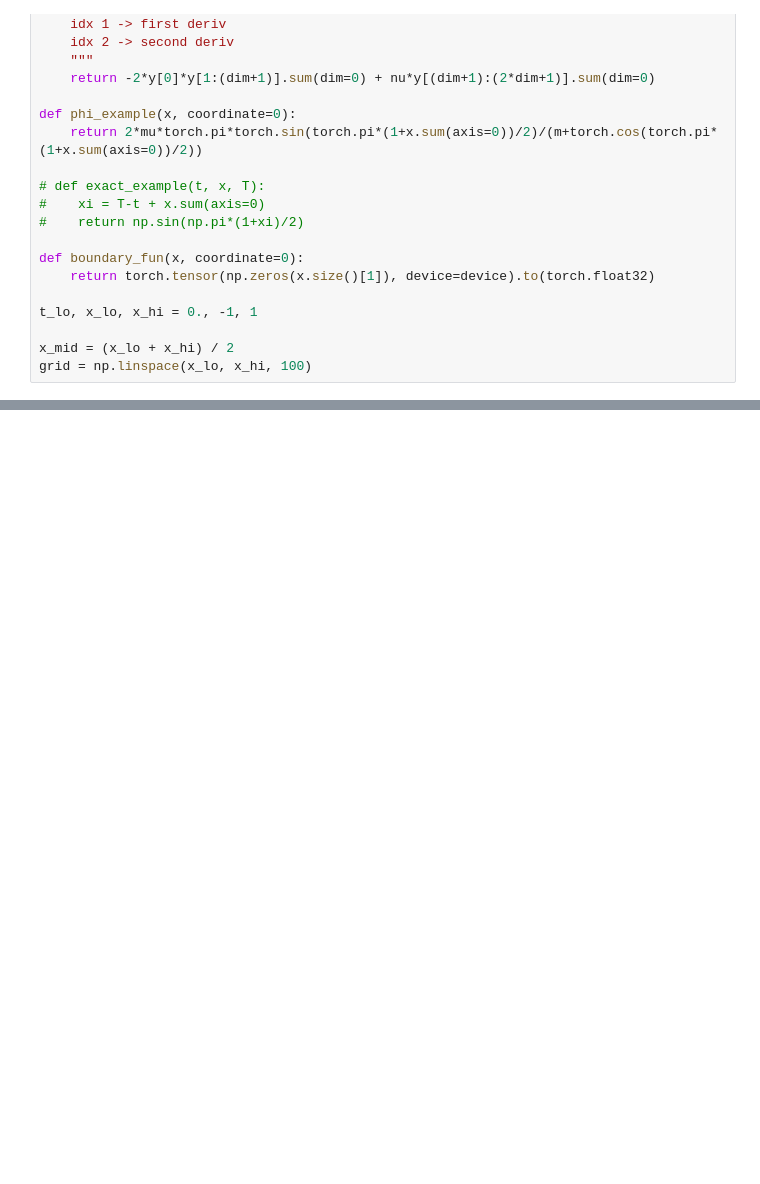
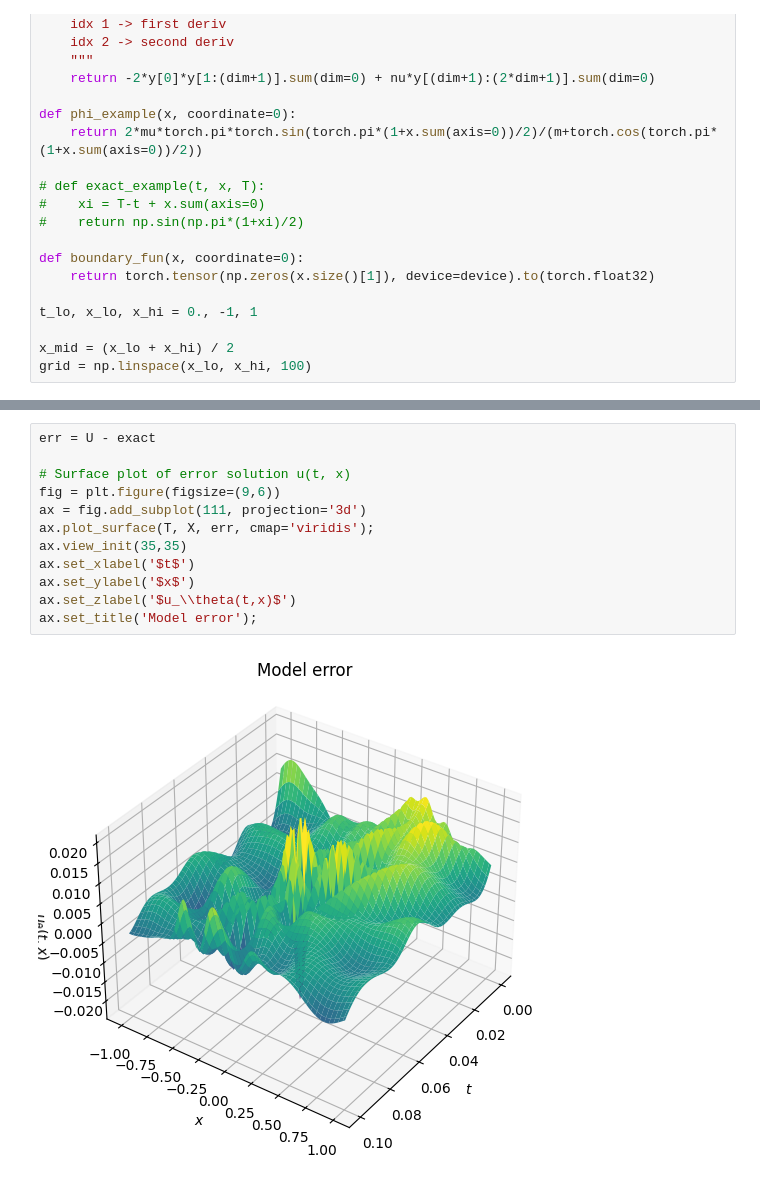
Before and after one commit to davidtey/deep-learning-pde-solvers-evaluation, a Jupyter notebook: notebooks/Continuous Space Branching.ipynb, the cells around one changed output, grey strips where cells are left out. Drawn from its saved outputs; the diff is of its cells as text; blank space fills up the shorter version.

```diff
--- a/notebooks/Continuous Space Branching.ipynb
+++ b/notebooks/Continuous Space Branching.ipynb
@@ -146,0 +185,14 @@ std rel error:  NAN
+# %%
+err = U - exact
+
+# Surface plot of error solution u(t, x)
+fig = plt.figure(figsize=(9,6))
+ax = fig.add_subplot(111, projection='3d')
+ax.plot_surface(T, X, err, cmap='viridis');
+ax.view_init(35,35)
+ax.set_xlabel('$t$')
+ax.set_ylabel('$x$')
+ax.set_zlabel('$u_\\theta(t,x)$')
+ax.set_title('Model error');
+# %% [output]
+[figure, added]
```
Also changed, not shown: parts of 7 cells of this notebook.
